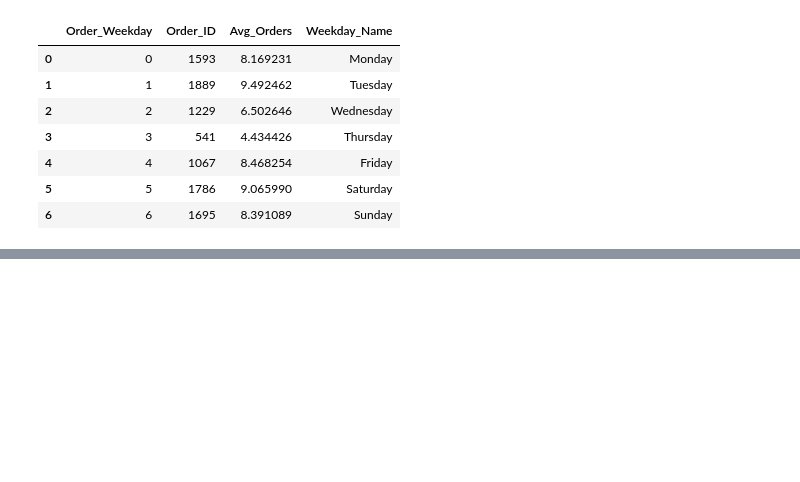
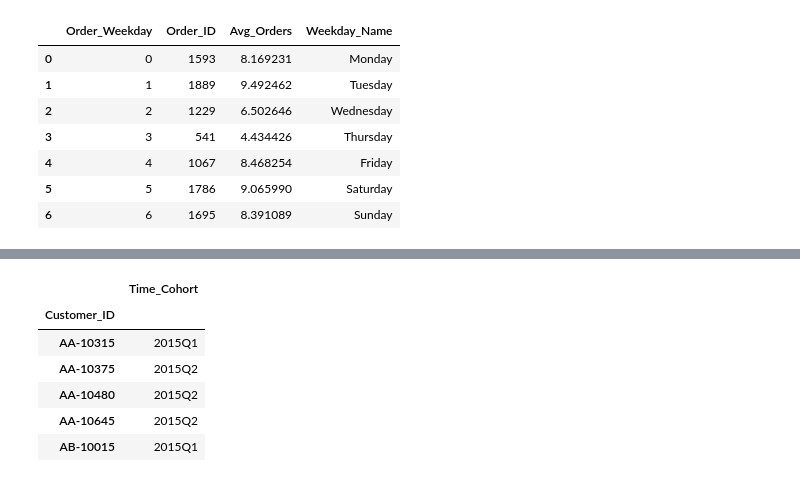
Before and after one commit to paulinassss/SalesForecasting, a Jupyter notebook: dataanalysis.ipynb, the cells around one changed output, grey strips where cells are left out. Cells and saved outputs as stored; diff of their text form; code cells hidden in the pictures; blank space fills up the shorter version.

```diff
--- a/dataanalysis.ipynb
+++ b/dataanalysis.ipynb
@@ -703,0 +722,13 @@ weekday_orders
+# %%
+cohorts = (
+    candata.groupby('Customer_ID').min().rename(columns={'Year_Quarter' : 'Time_Cohort'})
+)
+cohorts.head()
+# %% [output]
+|  | Time_Cohort |
+| Customer_ID |  |
+| AA-10315 | 2015Q1 |
+| AA-10375 | 2015Q2 |
+| AA-10480 | 2015Q2 |
+| AA-10645 | 2015Q2 |
+| AB-10015 | 2015Q1 |
```
Also changed, not shown: parts of 6 cells of this notebook, 2 other files.
